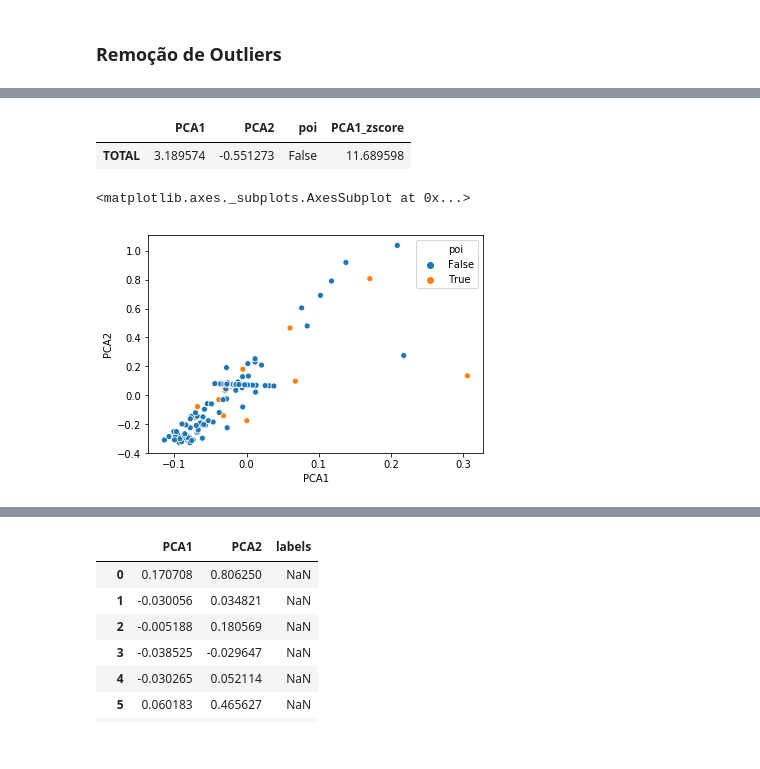
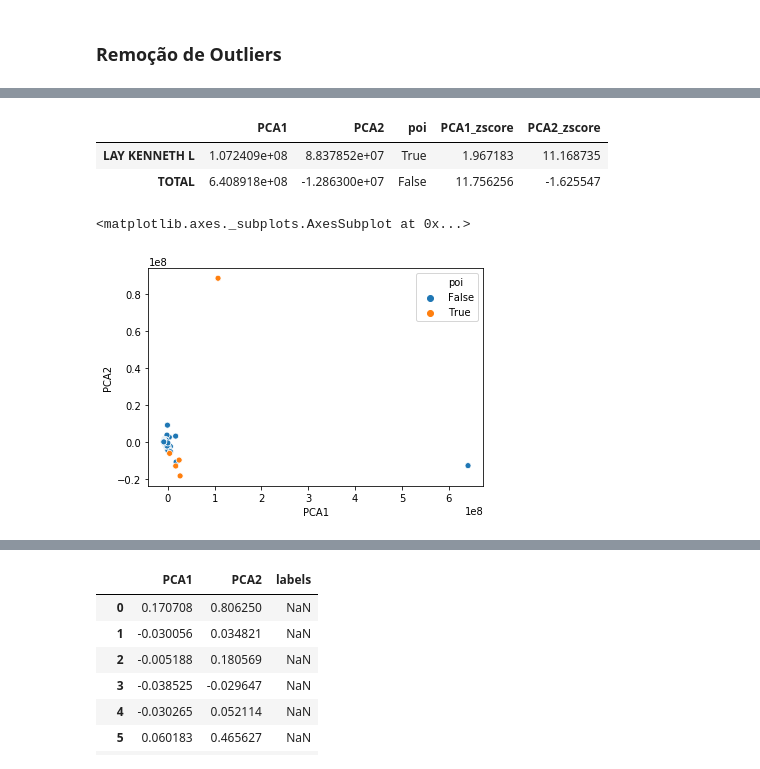
Before and after one commit to GabrielSGoncalves/udacity_nanodegree_datascience2, a Jupyter notebook: final_project/Projeto_Final_Nanodegree_DS_II_GabrielSGoncalves.ipynb, the cells around one changed output, grey strips where cells are left out. Cells and saved outputs as stored; diff of their text form; code cells hidden in the pictures.

```diff
--- a/final_project/Projeto_Final_Nanodegree_DS_II_GabrielSGoncalves.ipynb
+++ b/final_project/Projeto_Final_Nanodegree_DS_II_GabrielSGoncalves.ipynb
@@ -272,9 +366,10 @@ features_list = ['deferred_income',
                  'total_payments',
                  'from_messages',
                  'to_messages',
-                 'deferral_payments']
+                 'deferral_payments',
+                 'poi']
 # %%
-df_features = df_enron_fillna_0[features_list + ['poi']]
+df_features = df_enron_fillna_0[features_list]
 # %%
 df_features.head(20)
 # %% [output]
@@ -330,13 +425,15 @@ pca_df = pd.DataFrame(dim_red, columns=['PCA1', 'PCA2'], index=df_features.index
 pca_df = pd.concat([pca_df, y], axis=1)
 # %%
 pca_df['PCA1_zscore'] = (pca_df.PCA1 - pca_df.PCA1.mean())/pca_df.PCA1.std()
+pca_df['PCA2_zscore'] = (pca_df.PCA2 - pca_df.PCA2.mean())/pca_df.PCA2.std()
 # %%
-pca_df[np.abs(pca_df.PCA1_zscore) > 3]
+pca_df[(np.abs(pca_df.PCA1_zscore) > 3)|(np.abs(pca_df.PCA2_zscore) > 3)]
 # %% [output]
-|  | PCA1 | PCA2 | poi | PCA1_zscore |
-| TOTAL | 3.189574 | -0.551273 | False | 11.689598 |
+|  | PCA1 | PCA2 | poi | PCA1_zscore | PCA2_zscore |
+| LAY KENNETH L | 1.072409e+08 | 8.837852e+07 | True | 1.967183 | 11.168735 |
+| TOTAL | 6.408918e+08 | -1.286300e+07 | False | 11.756256 | -1.625547 |
 # %%
-sns.scatterplot(data=pca_df.drop('TOTAL'), x='PCA1', y='PCA2', hue='poi')
+sns.scatterplot(data=pca_df, x='PCA1', y='PCA2', hue='poi')
 # %% [output]
 <matplotlib.axes._subplots.AxesSubplot at 0x...>
-[figure, old version]
+[figure, new version]
```
Also changed, not shown: parts of 23 cells of this notebook, 2 other files.
